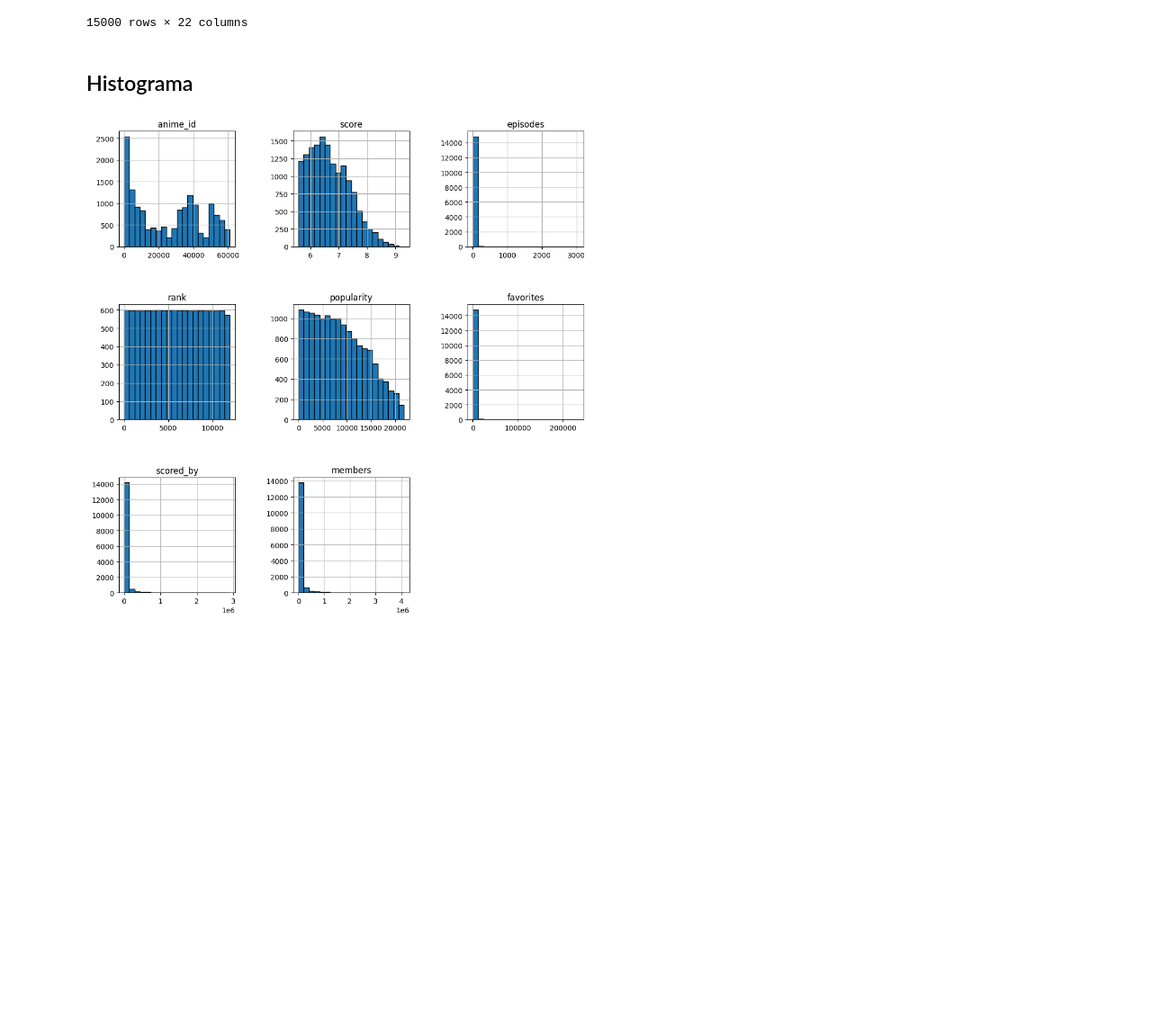
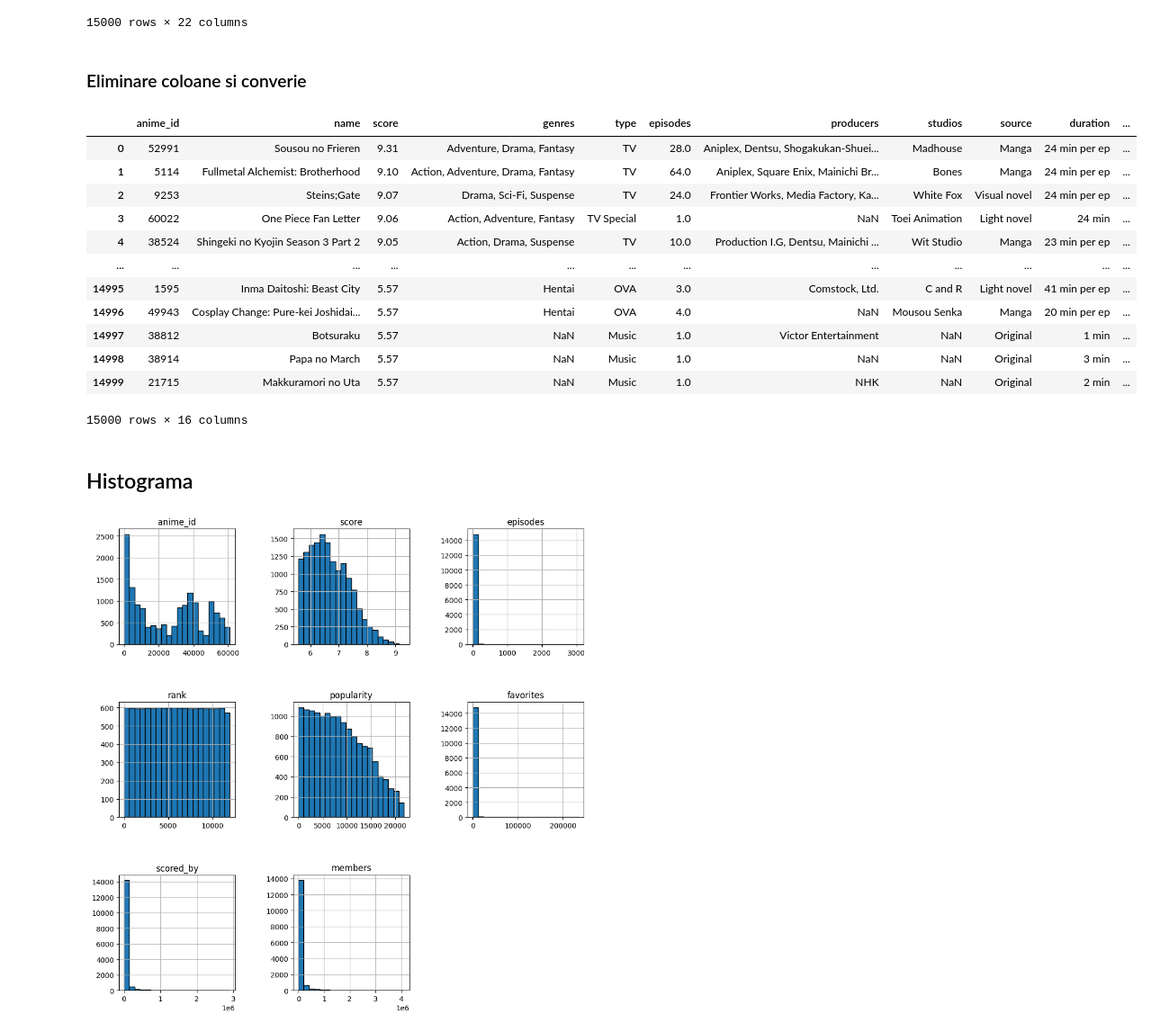
Before and after one commit to Symicy/ProiectSisteme, a Jupyter notebook: jupnote.ipynb, the cells around one changed output. Shown at 90% size. Cells and saved outputs as stored; diff of their text form; code cells hidden in the pictures; blank space fills up the shorter version.

```diff
--- a/jupnote.ipynb
+++ b/jupnote.ipynb
@@ -24,6 +24,25 @@ db
 | 14998 | 38914 | https://myanimelist.net/anime/389... | https://cdn.myanimelist.net/image... | Papa no March | Papa's March | パパのマーチ | 5.57 | NaN | Official music video directed by ... | ... |
 | 14999 | 21715 | https://myanimelist.net/anime/217... | https://cdn.myanimelist.net/image... | Makkuramori no Uta | NaN | まっくら森の歌 | 5.57 | NaN | When the last ray of the sun disa... | ... |
 15000 rows × 22 columns
+# %% [markdown]
+### Eliminare coloane si converie
+# %%
+df = db.drop(['anime_url','image_url','english_name','japanese_names','synopsis', 'premiered'], axis=1)
+df
+# %% [output]
+|  | anime_id | name | score | genres | type | episodes | producers | studios | source | duration | ... |
+| 0 | 52991 | Sousou no Frieren | 9.31 | Adventure, Drama, Fantasy | TV | 28.0 | Aniplex, Dentsu, Shogakukan-Shuei... | Madhouse | Manga | 24 min per ep | ... |
+| 1 | 5114 | Fullmetal Alchemist: Brotherhood | 9.10 | Action, Adventure, Drama, Fantasy | TV | 64.0 | Aniplex, Square Enix, Mainichi Br... | Bones | Manga | 24 min per ep | ... |
+| 2 | 9253 | Steins;Gate | 9.07 | Drama, Sci-Fi, Suspense | TV | 24.0 | Frontier Works, Media Factory, Ka... | White Fox | Visual novel | 24 min per ep | ... |
+| 3 | 60022 | One Piece Fan Letter | 9.06 | Action, Adventure, Fantasy | TV Special | 1.0 | NaN | Toei Animation | Light novel | 24 min | ... |
+| 4 | 38524 | Shingeki no Kyojin Season 3 Part 2 | 9.05 | Action, Drama, Suspense | TV | 10.0 | Production I.G, Dentsu, Mainichi ... | Wit Studio | Manga | 23 min per ep | ... |
+| ... | ... | ... | ... | ... | ... | ... | ... | ... | ... | ... | ... |
+| 14995 | 1595 | Inma Daitoshi: Beast City | 5.57 | Hentai | OVA | 3.0 | Comstock, Ltd. | C and R | Light novel | 41 min per ep | ... |
+| 14996 | 49943 | Cosplay Change: Pure-kei Joshidai... | 5.57 | Hentai | OVA | 4.0 | NaN | Mousou Senka | Manga | 20 min per ep | ... |
+| 14997 | 38812 | Botsuraku | 5.57 | NaN | Music | 1.0 | Victor Entertainment | NaN | Original | 1 min | ... |
+| 14998 | 38914 | Papa no March | 5.57 | NaN | Music | 1.0 | NaN | NaN | Original | 3 min | ... |
+| 14999 | 21715 | Makkuramori no Uta | 5.57 | NaN | Music | 1.0 | NHK | NaN | Original | 2 min | ... |
+15000 rows × 16 columns
 # %% [markdown]
 ## Histograma
 # %%
```
Also changed, not shown: parts of 5 cells of this notebook.
